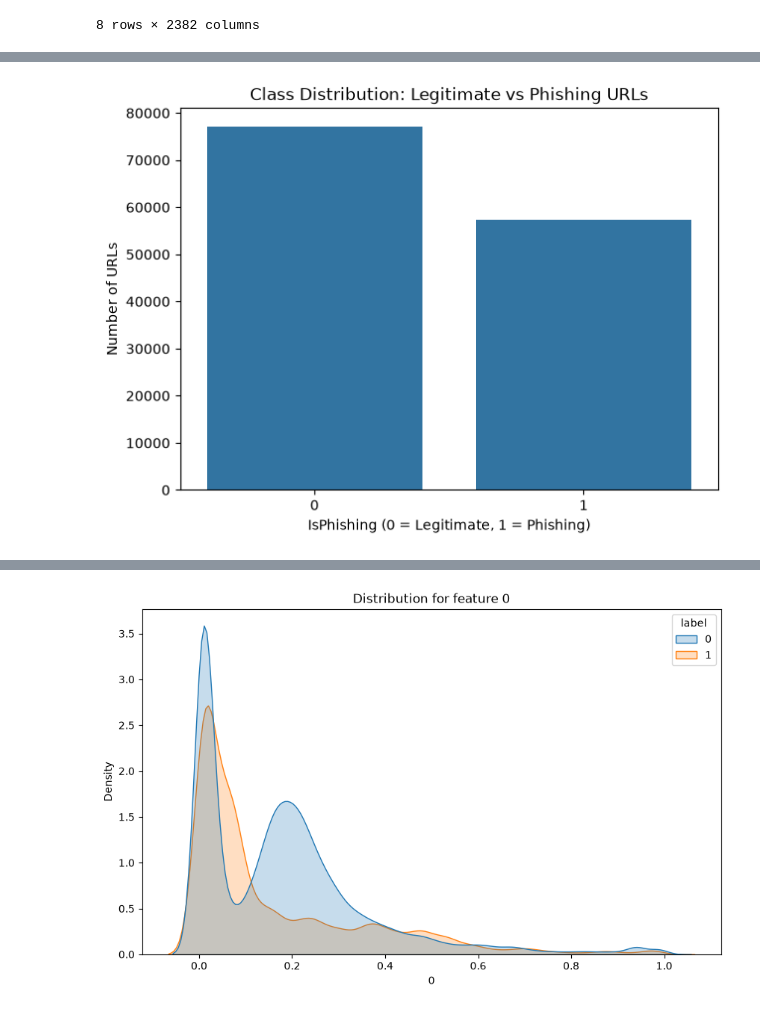
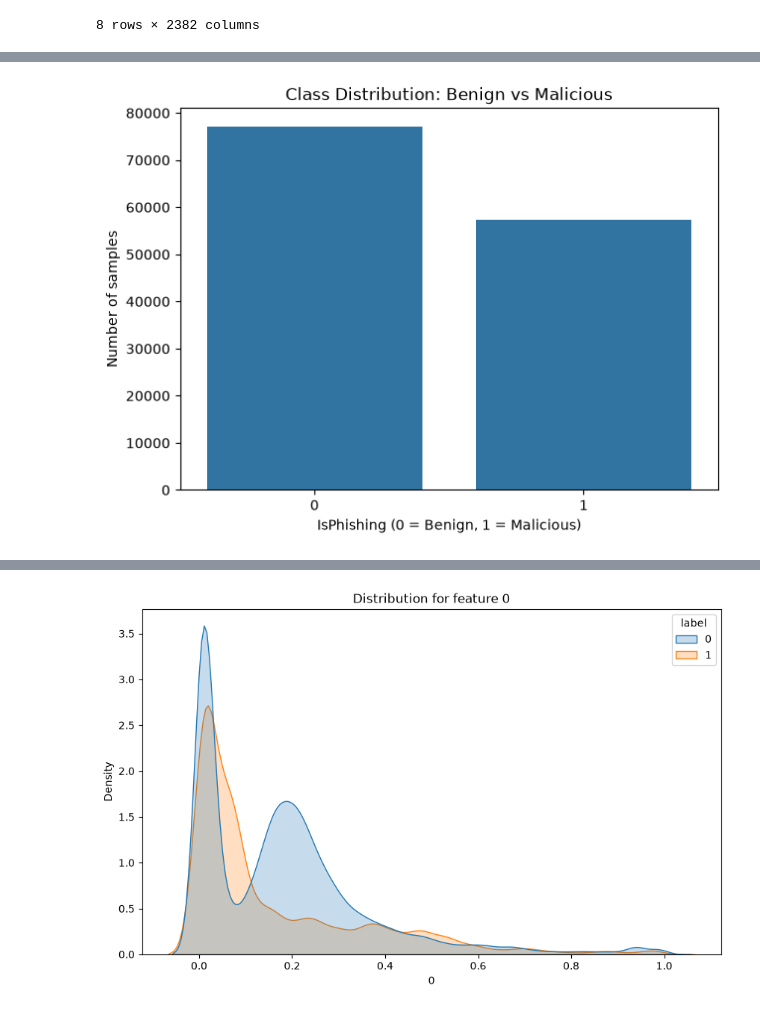
Before and after one commit to zakaria-tairari/adversarial-ml-security-framework, a Jupyter notebook: notebooks/01_data/01_data_visualisation.ipynb, the cells around one changed output, grey strips where cells are left out. Saved outputs shown, nothing was run; the diff lists cells and outputs as text; code cells hidden in the pictures.

```diff
--- a/notebooks/01_data/01_data_visualisation.ipynb
+++ b/notebooks/01_data/01_data_visualisation.ipynb
@@ -61,12 +95,12 @@ df.describe()
 # %%
 plt.figure(figsize=(7, 5))
 
 sns.countplot(x=df['label'])
 
-plt.title('Class Distribution: Legitimate vs Phishing URLs')
-plt.xlabel('IsPhishing (0 = Legitimate, 1 = Phishing)')
-plt.ylabel('Number of URLs')
+plt.title('Class Distribution: Benign vs Malicious')
+plt.xlabel('IsPhishing (0 = Benign, 1 = Malicious)')
+plt.ylabel('Number of samples')
 
 plt.show()
 # %% [output]
-[figure, old version]
+[figure, new version]
```
Also changed, not shown: parts of 8 cells of this notebook, 1 other file.
